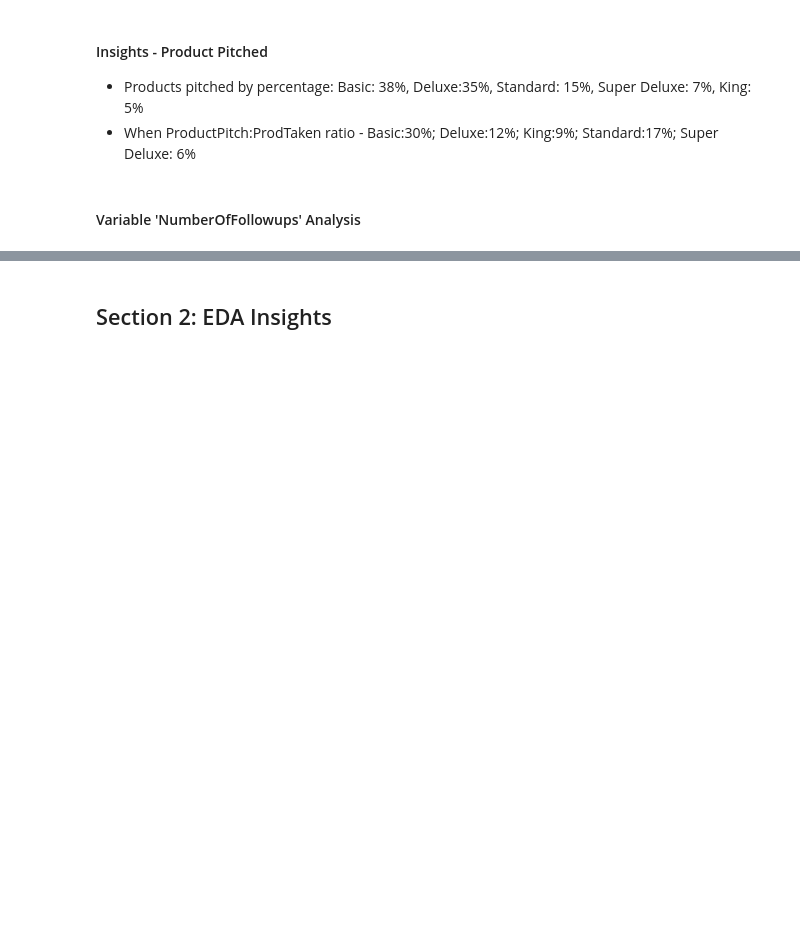
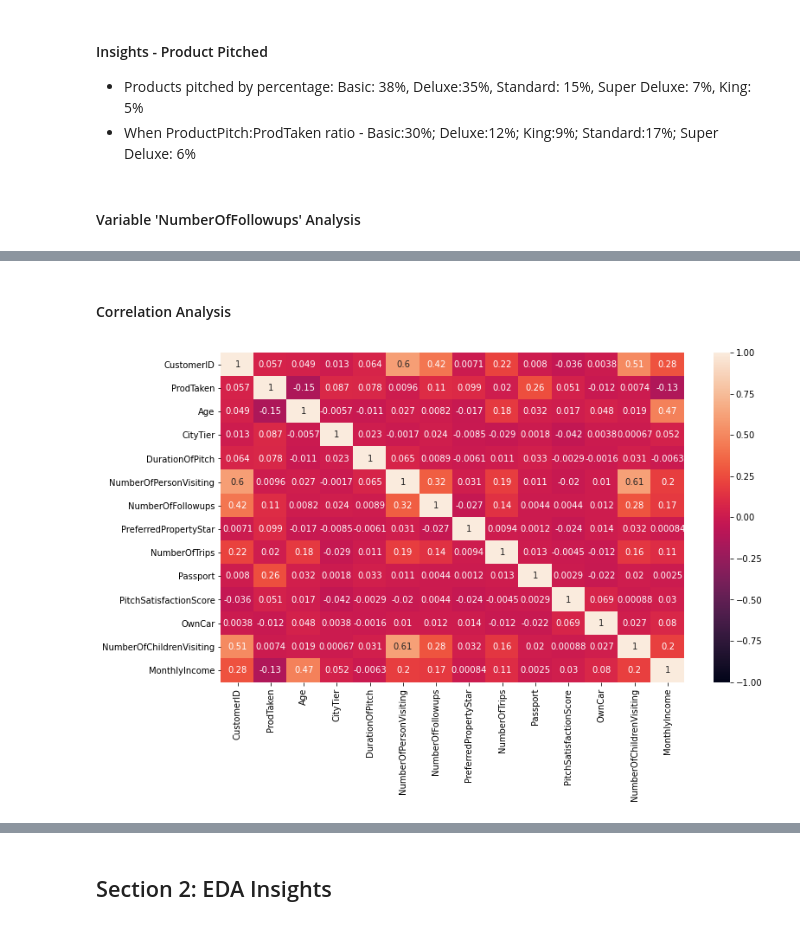
Before and after one commit to kwajpaige/UTAGL_EnsembleTechniques, a Jupyter notebook: PaigeSingleton_EnsembleTechnique_TravelPackage082022.ipynb, the cells around one changed output, grey strips where cells are left out. Saved outputs shown, nothing was run; the diff lists cells and outputs as text; code cells hidden in the pictures; blank space fills up the shorter version.

```diff
--- a/PaigeSingleton_EnsembleTechnique_TravelPackage082022.ipynb
+++ b/PaigeSingleton_EnsembleTechnique_TravelPackage082022.ipynb
@@ -2155,0 +2397,8 @@ Name: ProdTaken, dtype: float64
+# %% [markdown]
+#### Correlation Analysis
+# %%
+plt.figure(figsize=(12,7))
+sns.heatmap(data.corr(),annot=True,vmin=-1,vmax=1)
+plt.show()
+# %% [output]
+[figure, added]
```
Also changed, not shown: parts of 32 cells of this notebook.
